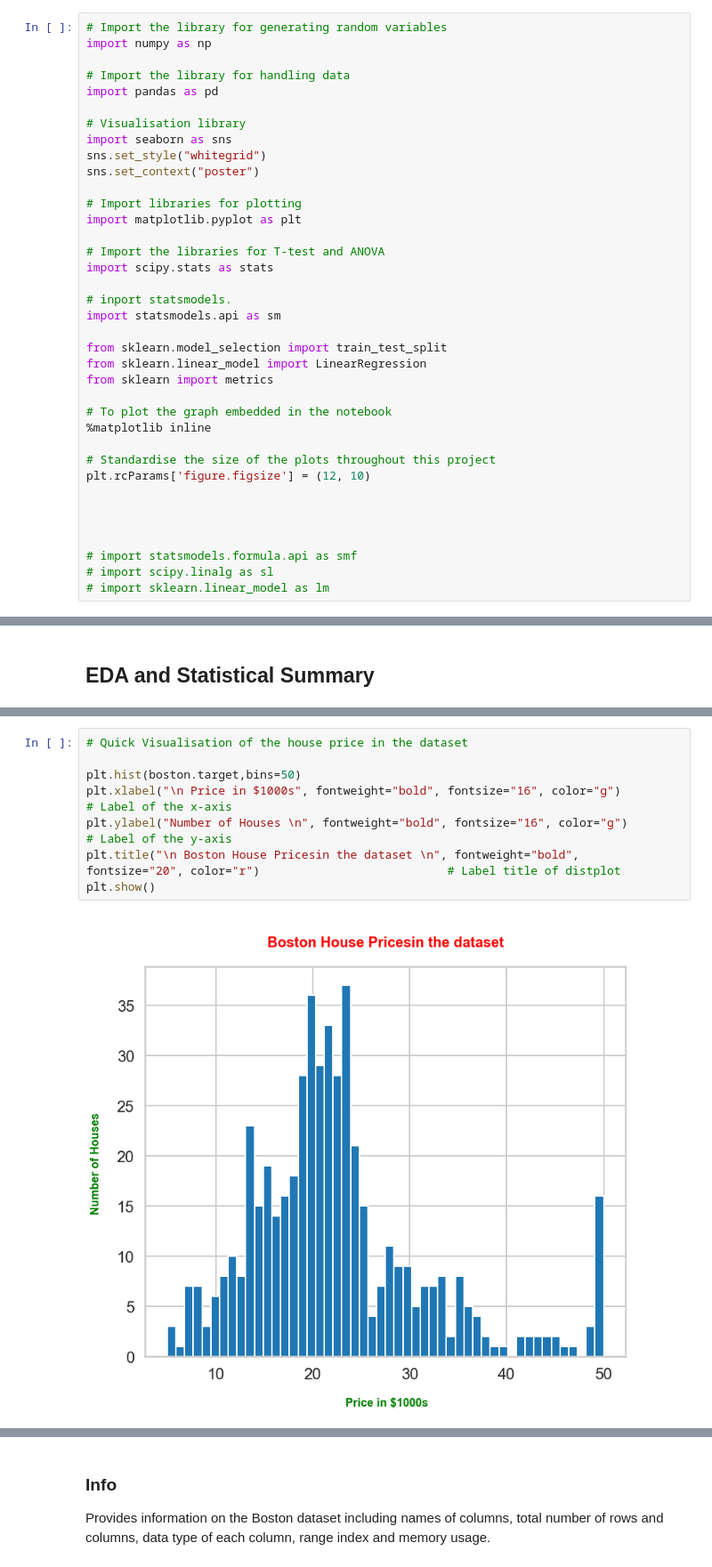
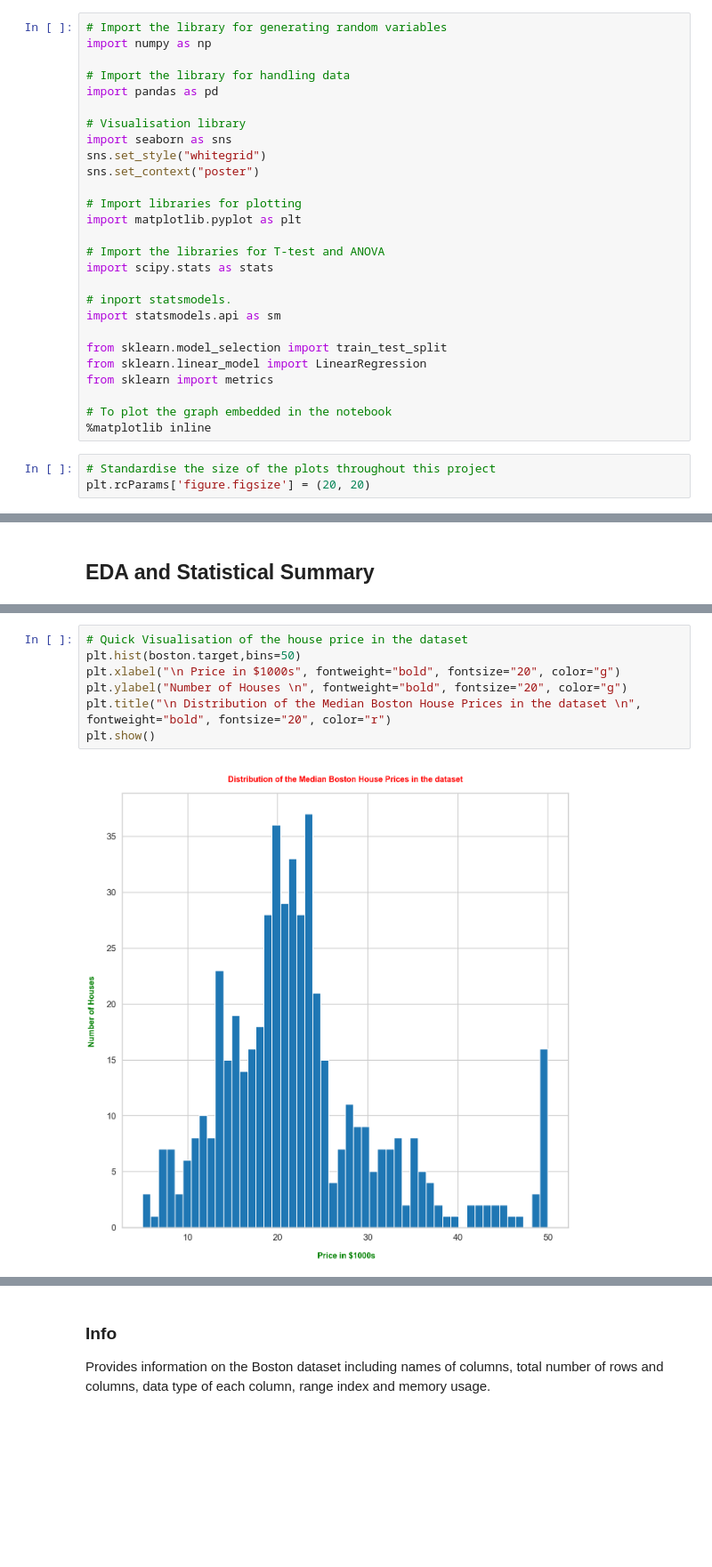
Before and after one commit to Roisin-Fallon/Machine-Learning-and-Statistics-Assessment-2019, a Jupyter notebook: Project.ipynb, the cells around one changed output, grey strips where cells are left out. Shown at 89% size. Saved outputs shown, nothing was run; the diff lists cells and outputs as text; blank space fills up the shorter version.

```diff
--- a/Project.ipynb
+++ b/Project.ipynb
@@ -77,16 +77,9 @@ from sklearn import metrics
 
 # To plot the graph embedded in the notebook
 %matplotlib inline
-
-# Standardise the size of the plots throughout this project
-plt.rcParams['figure.figsize'] = (12, 10)
-
-
-
-
-# import statsmodels.formula.api as smf
-# import scipy.linalg as sl
-# import sklearn.linear_model as lm
+# %%
+# Standardise the size of the plots throughout this project
+plt.rcParams['figure.figsize'] = (20, 20)
 # %% [markdown]
 <a name="boston"></a>
 ## Boston Housing Dataset
@@ -261,11 +269,10 @@ Second quartile of prices      : $25,000
 Interquartile (IQR) of prices  : $7,975
 # %%
 # Quick Visualisation of the house price in the dataset
-
 plt.hist(boston.target,bins=50)
-plt.xlabel("\n Price in $1000s", fontweight="bold", fontsize="16", color="g")                                         # Label of the x-axis
-plt.ylabel("Number of Houses \n", fontweight="bold", fontsize="16", color="g")                                                # Label of the y-axis
-plt.title("\n Boston House Pricesin the dataset \n", fontweight="bold", fontsize="20", color="r")                           # Label title of distplot
+plt.xlabel("\n Price in $1000s", fontweight="bold", fontsize="20", color="g")
+plt.ylabel("Number of Houses \n", fontweight="bold", fontsize="20", color="g")
+plt.title("\n Distribution of the Median Boston House Prices in the dataset \n", fontweight="bold", fontsize="20", color="r")
 plt.show()
 # %% [output]
-[figure, old version]
+[figure, new version]
```
Also changed, not shown: parts of 40 cells of this notebook, 8 other files.
